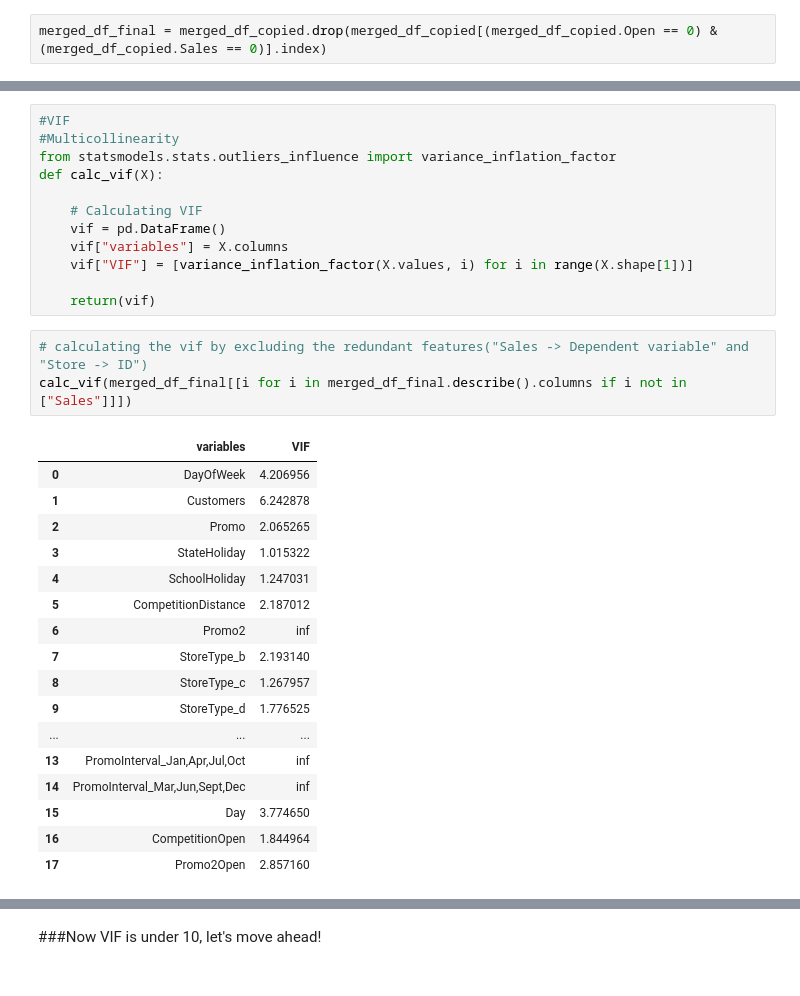
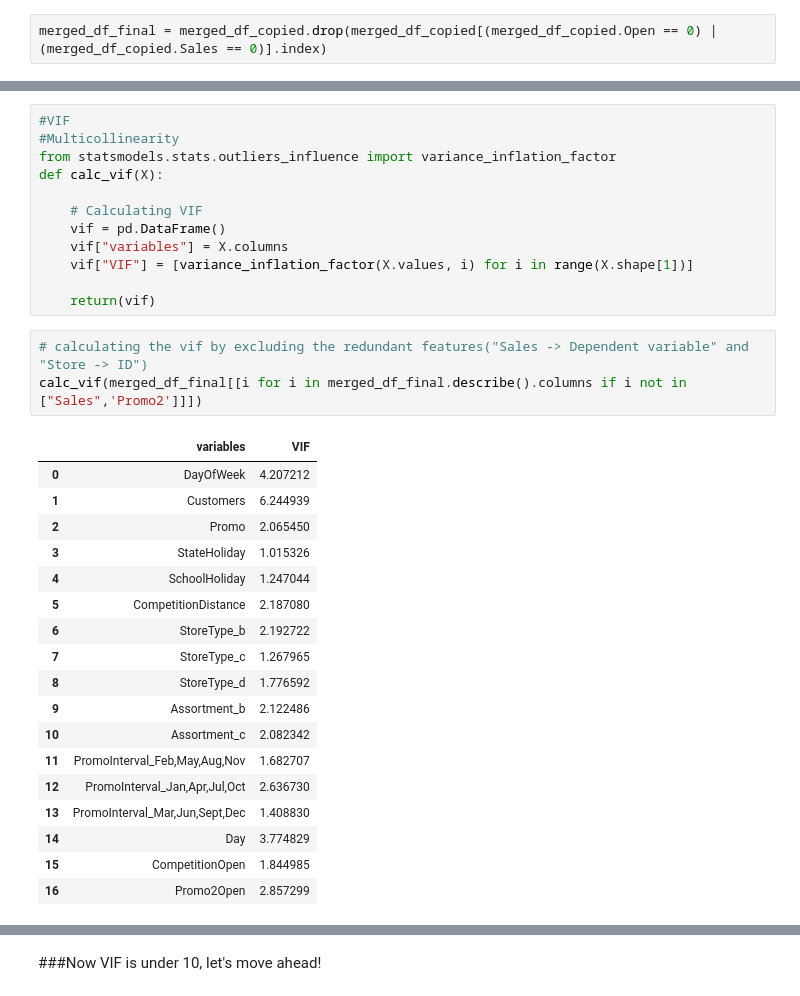
Before and after one commit to prasadwagh2503/Rossmann-Retail-Sales-Predictions, a Jupyter notebook: Prasad_Regression.ipynb, the cells around one changed output, grey strips where cells are left out. Drawn from its saved outputs; the diff is of its cells as text.

```diff
--- a/Prasad_Regression.ipynb
+++ b/Prasad_Regression.ipynb
@@ -1358,7 +1353,7 @@ Name: Open, dtype: int64
 # %% [markdown]
 ### **Since, the store was closed for the refurbishment and hence no sales were reported, we can drop the rows where the store is closed.**
 # %%
-merged_df_final = merged_df_copied.drop(merged_df_copied[(merged_df_copied.Open == 0) & (merged_df_copied.Sales == 0)].index)
+merged_df_final = merged_df_copied.drop(merged_df_copied[(merged_df_copied.Open == 0) | (merged_df_copied.Sales == 0)].index)
 # %%
 merged_df_final.shape
 # %% [output]
@@ -1399,22 +1414,23 @@ def calc_vif(X):
     return(vif)
 # %%
 # calculating the vif by excluding the redundant features("Sales -> Dependent variable" and "Store -> ID")
-calc_vif(merged_df_final[[i for i in merged_df_final.describe().columns if i not in ["Sales"]]])
+calc_vif(merged_df_final[[i for i in merged_df_final.describe().columns if i not in ["Sales",'Promo2']]])
 # %% [output]
 |  | variables | VIF |
-| 0 | DayOfWeek | 4.206956 |
-| 1 | Customers | 6.242878 |
-| 2 | Promo | 2.065265 |
-| 3 | StateHoliday | 1.015322 |
-| 4 | SchoolHoliday | 1.247031 |
-| 5 | CompetitionDistance | 2.187012 |
-| 6 | Promo2 | inf |
-| 7 | StoreType_b | 2.193140 |
-| 8 | StoreType_c | 1.267957 |
-| 9 | StoreType_d | 1.776525 |
-| ... | ... | ... |
-| 13 | PromoInterval_Jan,Apr,Jul,Oct | inf |
-| 14 | PromoInterval_Mar,Jun,Sept,Dec | inf |
-| 15 | Day | 3.774650 |
-| 16 | CompetitionOpen | 1.844964 |
-| 17 | Promo2Open | 2.857160 |
+| 0 | DayOfWeek | 4.207212 |
+| 1 | Customers | 6.244939 |
+| 2 | Promo | 2.065450 |
+| 3 | StateHoliday | 1.015326 |
+| 4 | SchoolHoliday | 1.247044 |
+| 5 | CompetitionDistance | 2.187080 |
+| 6 | StoreType_b | 2.192722 |
+| 7 | StoreType_c | 1.267965 |
+| 8 | StoreType_d | 1.776592 |
+| 9 | Assortment_b | 2.122486 |
+| 10 | Assortment_c | 2.082342 |
+| 11 | PromoInterval_Feb,May,Aug,Nov | 1.682707 |
+| 12 | PromoInterval_Jan,Apr,Jul,Oct | 2.636730 |
+| 13 | PromoInterval_Mar,Jun,Sept,Dec | 1.408830 |
+| 14 | Day | 3.774829 |
+| 15 | CompetitionOpen | 1.844985 |
+| 16 | Promo2Open | 2.857299 |
```
Also changed, not shown: parts of 98 cells of this notebook.
